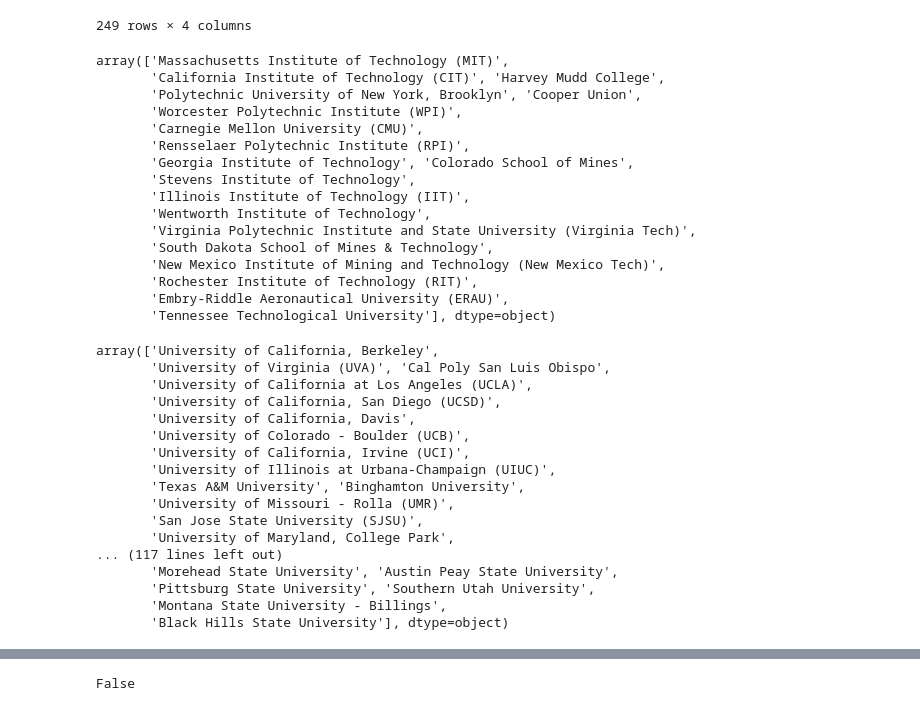
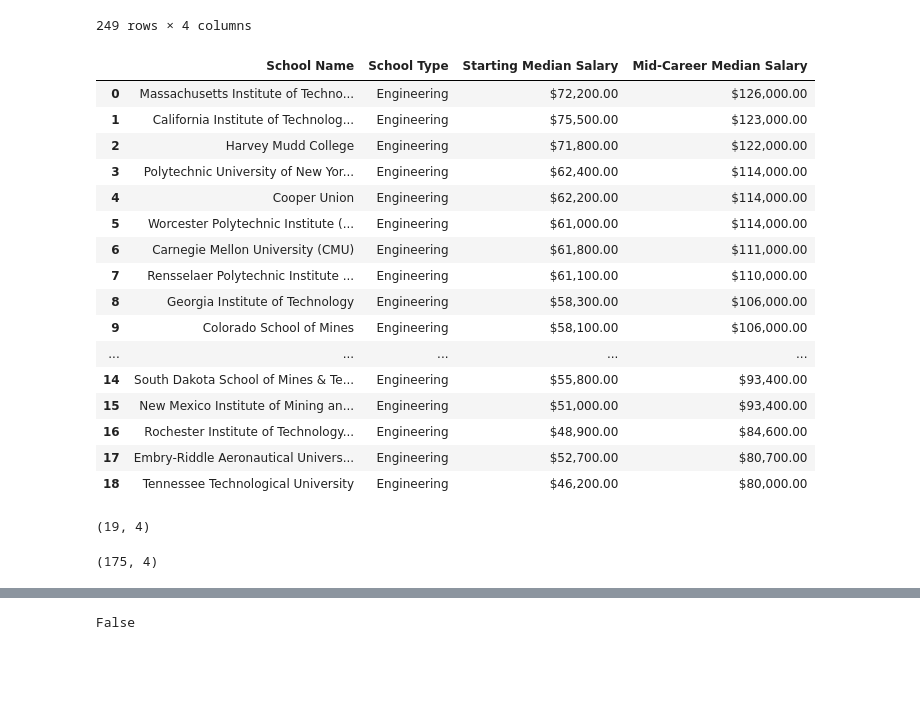
Before and after one commit to junio-firmino/Aprendizado_python, a Jupyter notebook: Multi_df.ipynb, the cells around one changed output, grey strips where cells are left out. Drawn from its saved outputs; the diff is of its cells as text; code cells hidden in the pictures; blank space fills up the shorter version.

```diff
--- a/Multi_df.ipynb
+++ b/Multi_df.ipynb
@@ -34,42 +34,31 @@ pd.concat(dfs)
 | 6 | Brown University | Ivy League | $56,200.00 | $109,000.00 |
 | 7 | Columbia University | Ivy League | $59,400.00 | $107,000.00 |
 249 rows × 4 columns
-# %%
-eng['School Name'].unique()
-# %% [output]
-array(['Massachusetts Institute of Technology (MIT)',
-       'California Institute of Technology (CIT)', 'Harvey Mudd College',
-       'Polytechnic University of New York, Brooklyn', 'Cooper Union',
-       'Worcester Polytechnic Institute (WPI)',
-       'Carnegie Mellon University (CMU)',
-       'Rensselaer Polytechnic Institute (RPI)',
-       'Georgia Institute of Technology', 'Colorado School of Mines',
-       'Stevens Institute of Technology',
-       'Illinois Institute of Technology (IIT)',
-       'Wentworth Institute of Technology',
-       'Virginia Polytechnic Institute and State University (Virginia Tech)',
-       'South Dakota School of Mines & Technology',
-       'New Mexico Institute of Mining and Technology (New Mexico Tech)',
-       'Rochester Institute of Technology (RIT)',
-       'Embry-Riddle Aeronautical University (ERAU)',
-       'Tennessee Technological University'], dtype=object)
-# %%
-state['School Name'].unique()
-# %% [output]
-array(['University of California, Berkeley',
-       'University of Virginia (UVA)', 'Cal Poly San Luis Obispo',
-       'University of California at Los Angeles (UCLA)',
-       'University of California, San Diego (UCSD)',
-       'University of California, Davis',
-       'University of Colorado - Boulder (UCB)',
-       'University of California, Irvine (UCI)',
-       'University of Illinois at Urbana-Champaign (UIUC)',
-       'Texas A&M University', 'Binghamton University',
-       'University of Missouri - Rolla (UMR)',
-       'San Jose State University (SJSU)',
-       'University of Maryland, College Park',
-... (117 lines left out)
-       'Morehead State University', 'Austin Peay State University',
-       'Pittsburg State University', 'Southern Utah University',
-       'Montana State University - Billings',
-       'Black Hills State University'], dtype=object)
+# %%
+eng
+# %% [output]
+|  | School Name | School Type | Starting Median Salary | Mid-Career Median Salary |
+| 0 | Massachusetts Institute of Techno... | Engineering | $72,200.00 | $126,000.00 |
+| 1 | California Institute of Technolog... | Engineering | $75,500.00 | $123,000.00 |
+| 2 | Harvey Mudd College | Engineering | $71,800.00 | $122,000.00 |
+| 3 | Polytechnic University of New Yor... | Engineering | $62,400.00 | $114,000.00 |
+| 4 | Cooper Union | Engineering | $62,200.00 | $114,000.00 |
+| 5 | Worcester Polytechnic Institute (... | Engineering | $61,000.00 | $114,000.00 |
+| 6 | Carnegie Mellon University (CMU) | Engineering | $61,800.00 | $111,000.00 |
+| 7 | Rensselaer Polytechnic Institute ... | Engineering | $61,100.00 | $110,000.00 |
+| 8 | Georgia Institute of Technology | Engineering | $58,300.00 | $106,000.00 |
+| 9 | Colorado School of Mines | Engineering | $58,100.00 | $106,000.00 |
+| ... | ... | ... | ... | ... |
+| 14 | South Dakota School of Mines & Te... | Engineering | $55,800.00 | $93,400.00 |
+| 15 | New Mexico Institute of Mining an... | Engineering | $51,000.00 | $93,400.00 |
+| 16 | Rochester Institute of Technology... | Engineering | $48,900.00 | $84,600.00 |
+| 17 | Embry-Riddle Aeronautical Univers... | Engineering | $52,700.00 | $80,700.00 |
+| 18 | Tennessee Technological University | Engineering | $46,200.00 | $80,000.00 |
+# %%
+eng.shape
+# %% [output]
+(19, 4)
+# %%
+state.shape
+# %% [output]
+(175, 4)
```
Also changed, not shown: parts of 4 cells of this notebook.
